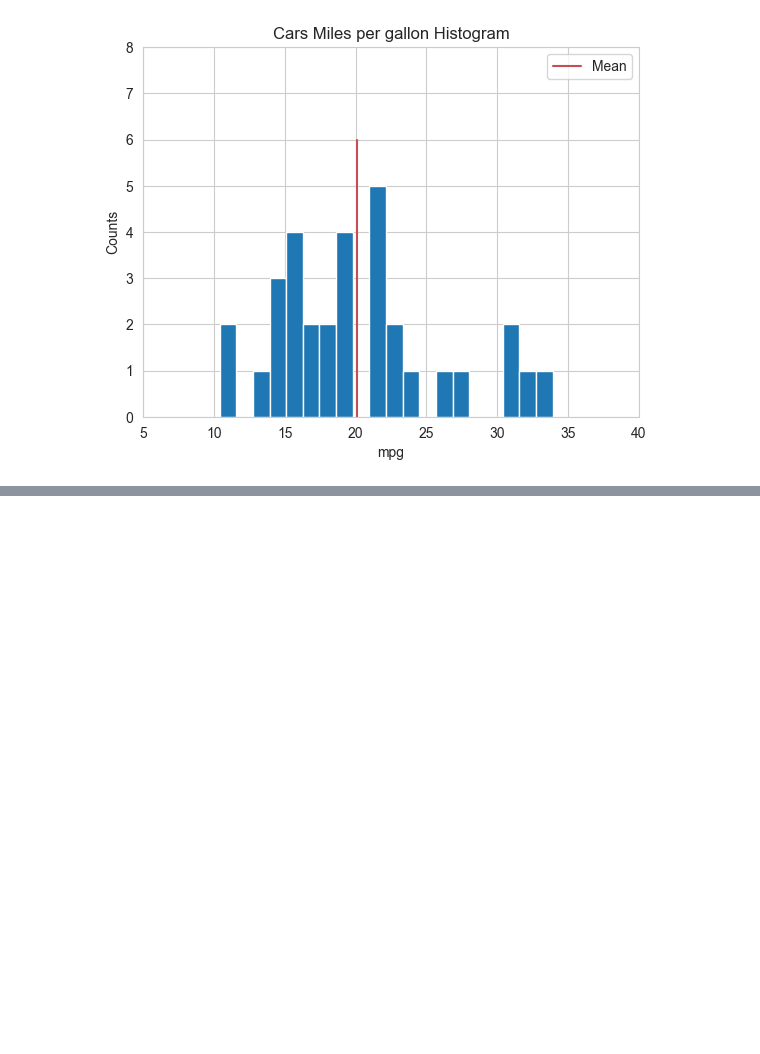
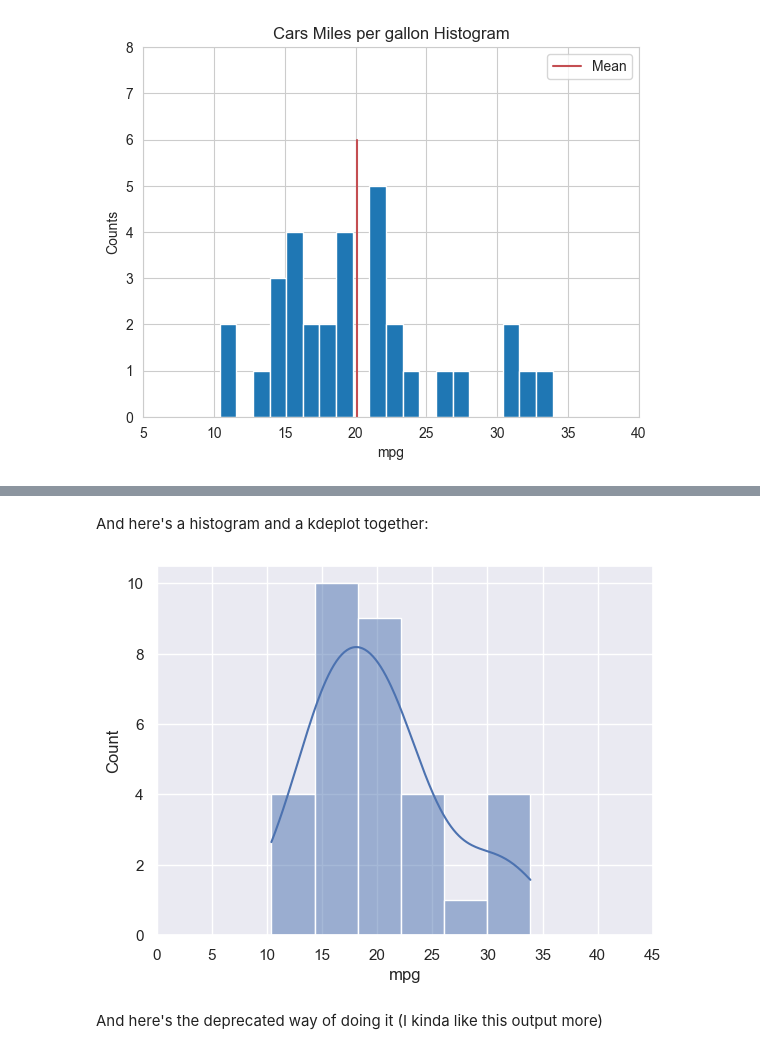
Before and after one commit to crdcamp/lin-reg-application, a Jupyter notebook: references/1_exploratory_data_analysis.ipynb, the cells around one changed output, grey strips where cells are left out. Drawn from its saved outputs; the diff is of its cells as text; code cells hidden in the pictures; blank space fills up the shorter version.

```diff
--- a/references/1_exploratory_data_analysis.ipynb
+++ b/references/1_exploratory_data_analysis.ipynb
@@ -789,0 +814,10 @@ with sns.axes_style("whitegrid"):
+# %% [markdown]
+And here's a histogram and a kdeplot together:
+# %%
+sns.histplot(data=dfcars, x="mpg", kde=True); # Had to update this using the docs
+plt.xlim(0, 45)
+plt.show()
+# %% [output]
+[figure, added]
+# %% [markdown]
+And here's the deprecated way of doing it (I kinda like this output more)
```
Also changed, not shown: parts of 5 cells of this notebook.
